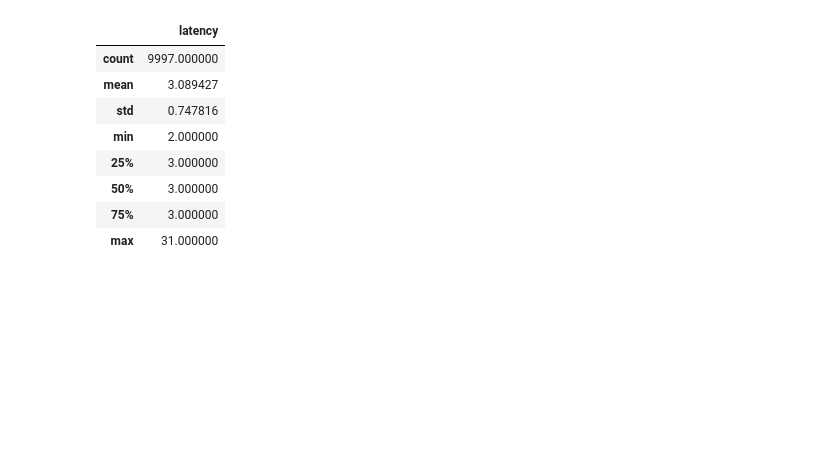
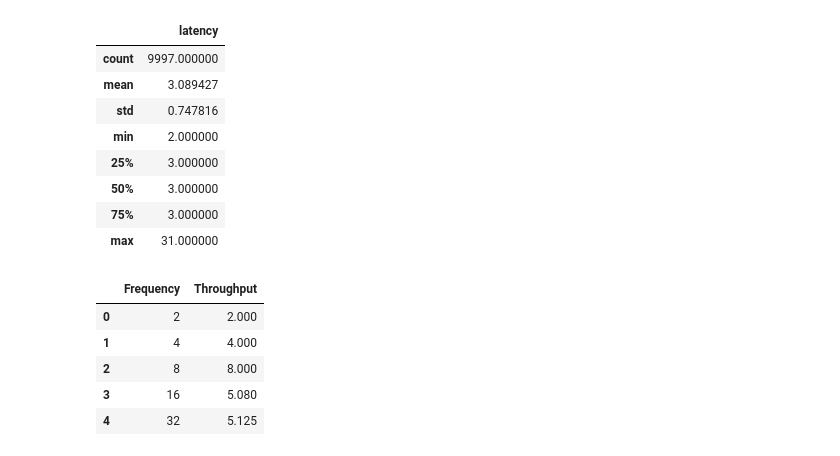
Before and after one commit to carloscastmar/rst_tfg, a Jupyter notebook: jupyter_notebook/plot_examples.ipynb, the cells around one changed output. Cells and saved outputs as stored; diff of their text form; code cells hidden in the pictures; blank space fills up the shorter version.

```diff
--- a/jupyter_notebook/plot_examples.ipynb
+++ b/jupyter_notebook/plot_examples.ipynb
@@ -124,0 +127,9 @@ latency_sbe.describe()
+# %%
+tp_serial_be.head()
+# %% [output]
+|  | Frequency | Throughput |
+| 0 | 2 | 2.000 |
+| 1 | 4 | 4.000 |
+| 2 | 8 | 8.000 |
+| 3 | 16 | 5.080 |
+| 4 | 32 | 5.125 |
```
Also changed, not shown: parts of 2 cells of this notebook, 7 other files.
